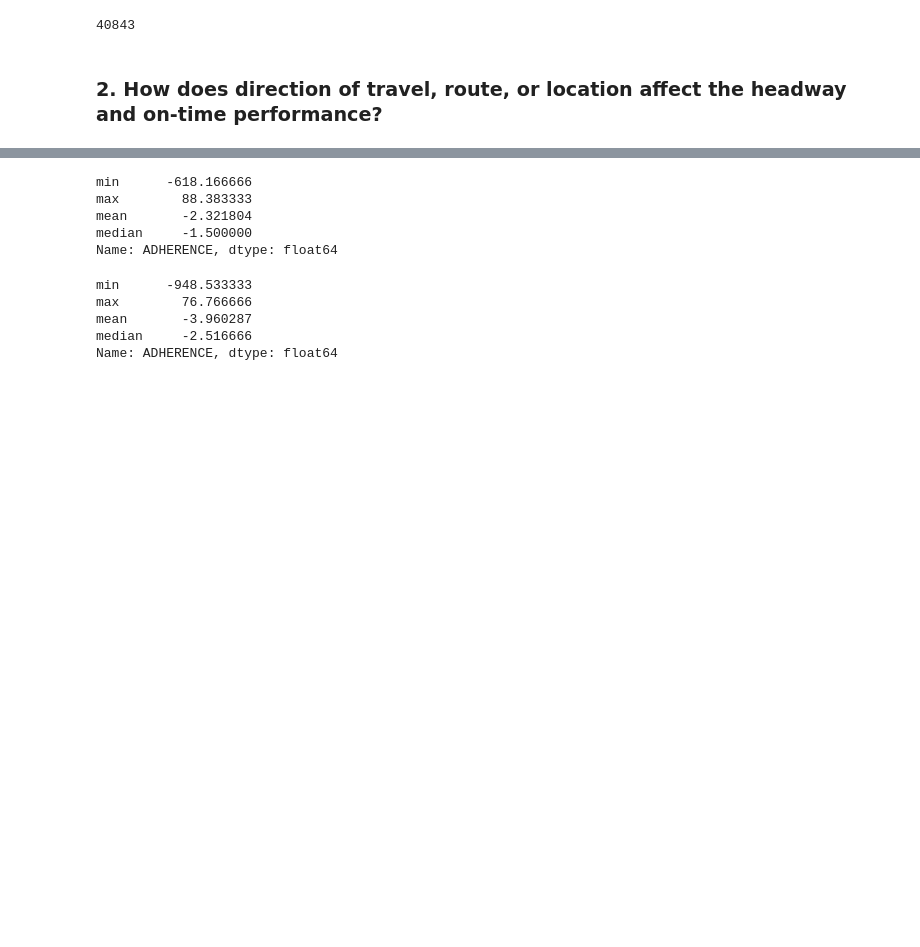
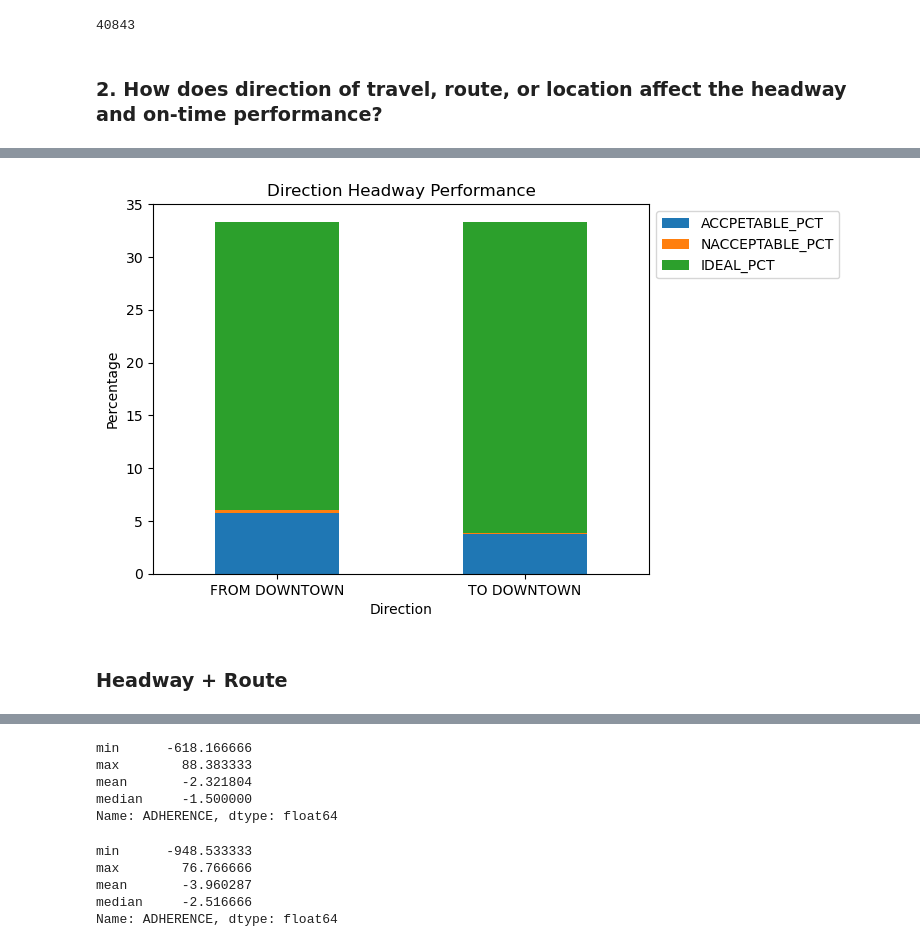
Before and after one commit to NSS-Data-Analytics-Cohort-11/wego-caesars-legion, a Jupyter notebook: notebooks/WeGo Project.ipynb, the cells around one changed output, grey strips where cells are left out. Saved outputs shown, nothing was run; the diff lists cells and outputs as text; code cells hidden in the pictures; blank space fills up the shorter version.

```diff
--- a/notebooks/WeGo Project.ipynb
+++ b/notebooks/WeGo Project.ipynb
@@ -157,0 +225,20 @@ len(perfect_trips)
+# %%
+hdwy_dir['TOTALS'] = hdwy_dir.sum(axis=1)
+# %%
+hdwy_dir.loc[:, 'ACCPETABLE_PCT'] = hdwy_dir['HDWY_ACCEPTABLE'] / hdwy_dir['TOTALS'] * 100
+hdwy_dir.loc[:, 'NACCEPTABLE_PCT'] = hdwy_dir['HDWY_NACCEPTABLE'] / hdwy_dir['TOTALS'] * 100
+hdwy_dir.loc[:, 'IDEAL_PCT'] = hdwy_dir['HDWY_IDEAL'] / hdwy_dir['TOTALS'] * 100
+# %%
+# Direction HDWY graph
+ax = (
+    hdwy_dir[['ACCPETABLE_PCT', 'NACCEPTABLE_PCT', 'IDEAL_PCT']]
+).plot(kind='bar', stacked=True)
+ax.set(title = 'Direction Headway Performance',
+        xlabel = 'Direction',
+       ylabel = 'Percentage')
+ax.legend(bbox_to_anchor=(1, 1))
+ax.tick_params(axis='x', rotation=0)
+# %% [output]
+[figure, added]
+# %% [markdown]
+### Headway + Route
```
Also changed, not shown: parts of 34 cells of this notebook.
